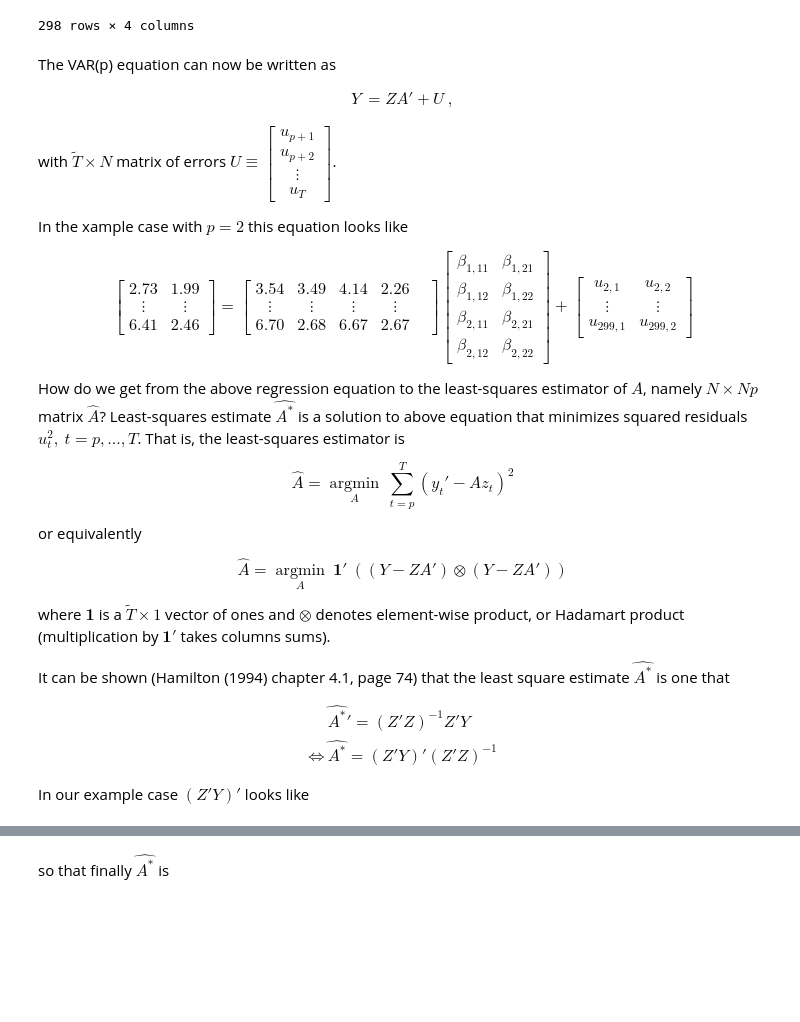
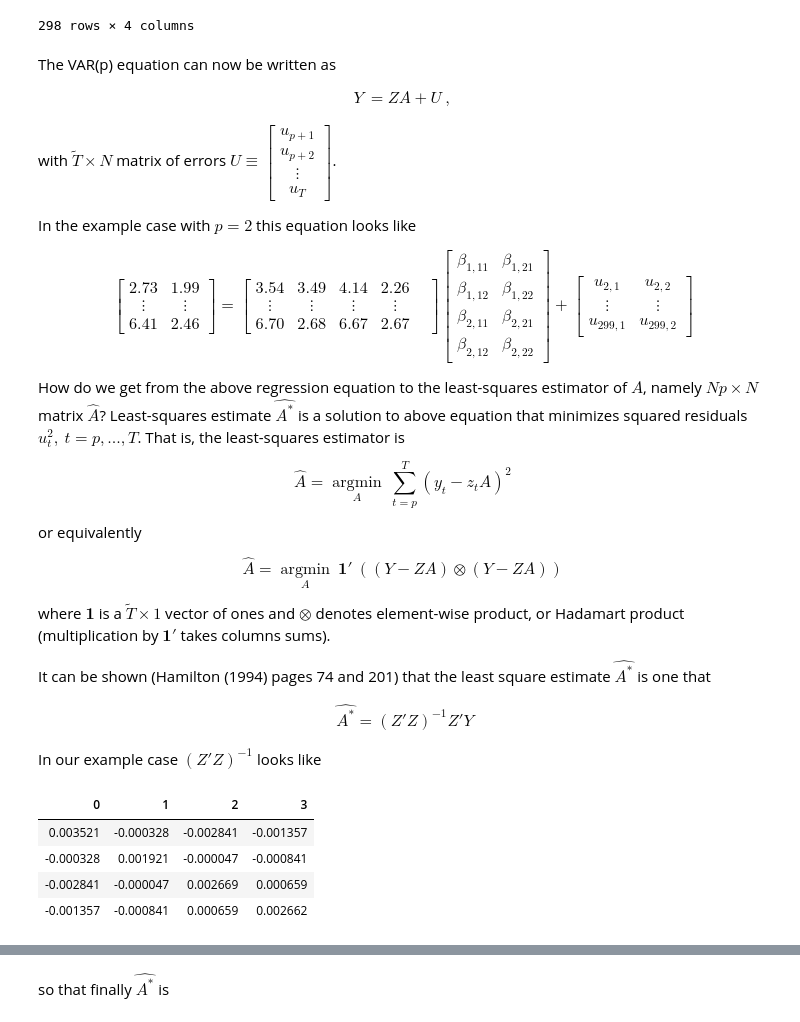
Before and after one commit to NoobQuant/Data_Science_Projects, a Jupyter notebook: stats/var_estimaton.ipynb, the cells around one changed output, grey strips where cells are left out. Saved outputs shown, nothing was run; the diff lists cells and outputs as text; code cells hidden in the pictures; blank space fills up the shorter version.

```diff
--- a/stats/var_estimaton.ipynb
+++ b/stats/var_estimaton.ipynb
@@ -200,13 +200,13 @@ The VAR(p) equation can now be written as
 
 $$
 \begin{align*}
-Y & = Z A' + U \ ,
+Y & = Z A + U \ ,
 \end{align*}
 $$
 
 with $\tilde{T} \times N$ matrix of errors $U \equiv \begin{bmatrix} u_{p+1} \\ u_{p+2} \\ \vdots \\ u_T \end{bmatrix} $.
 
-In the xample case with $p=2$ this equation looks like
+In the example case with $p=2$ this equation looks like
 
 $$
 \begin{bmatrix} 2.73 & 1.99 \\ \vdots & \vdots \\ 6.41 & 2.46 \end{bmatrix} =
@@ -219,23 +219,32 @@ $$
 \begin{bmatrix} u_{2, 1} & u_{2, 2} \\ \vdots & \vdots \\ u_{299, 1} & u_{299, 2} \end{bmatrix}
 $$
 
-How do we get from the above regression equation to the least-squares estimator of $A$, namely $N \times Np$ matrix $\hat{A}$? Least-squares estimate $\hat{A^*}$ is a solution to above equation that minimizes squared residuals $u_t^2, \ t=p,... , T$. That is, the least-squares estimator is
+How do we get from the above regression equation to the least-squares estimator of $A$, namely $Np \times N$ matrix $\hat{A}$? Least-squares estimate $\hat{A^*}$ is a solution to above equation that minimizes squared residuals $u_t^2, \ t=p,... , T$. That is, the least-squares estimator is
 
-$$\hat{A} = \underset{A}{\operatorname{argmin}} \ \sum_{t=p}^T (y_t' - A z_t)^2$$
+$$\hat{A} = \underset{A}{\operatorname{argmin}} \ \sum_{t=p}^T (y_t - z_t A)^2$$
 
 or equivalently
 
-$$\hat{A} = \underset{A}{\operatorname{argmin}} \ \mathbf{1}' \ ( (Y - Z A') \otimes (Y - Z A')) $$
+$$\hat{A} = \underset{A}{\operatorname{argmin}} \ \mathbf{1}' \ ( (Y - Z A) \otimes (Y - Z A)) $$
 
 where $\mathbf{1}$ is a $\tilde{T} \times 1$ vector of ones and $\otimes$ denotes element-wise product, or Hadamart product (multiplication by $\mathbf{1}'$ takes columns sums).
 
-It can be shown (Hamilton (1994) chapter 4.1, page 74) that the least square estimate $\hat{A^*}$ is one that
+It can be shown (Hamilton (1994) pages 74 and 201) that the least square estimate $\hat{A^*}$ is one that
 
 $$
 \begin{align*}
-& \hat{A^*}' = (Z' Z)^{-1} Z'Y \\
-\iff & \hat{A^*} = (Z'Y)' (Z' Z)^{-1}
+& \hat{A^*} = (Z' Z)^{-1} Z'Y
 \end{align*}
 $$
 
-In our example case $(Z'Y)'$ looks like
+In our example case $(Z'Z)^{-1}$ looks like
+# %%
+pd.set_option("display.precision", 6)
+ZZ_inv = pd.DataFrame(np.linalg.inv(np.matmul(Z.T.values, Z.values)))
+ZZ_inv.style.hide_index()
+# %% [output]
+| 0 | 1 | 2 | 3 |
+| 0.003521 | -0.000328 | -0.002841 | -0.001357 |
+| -0.000328 | 0.001921 | -0.000047 | -0.000841 |
+| -0.002841 | -0.000047 | 0.002669 | 0.000659 |
+| -0.001357 | -0.000841 | 0.000659 | 0.002662 |
```
Also changed, not shown: parts of 7 cells of this notebook.
